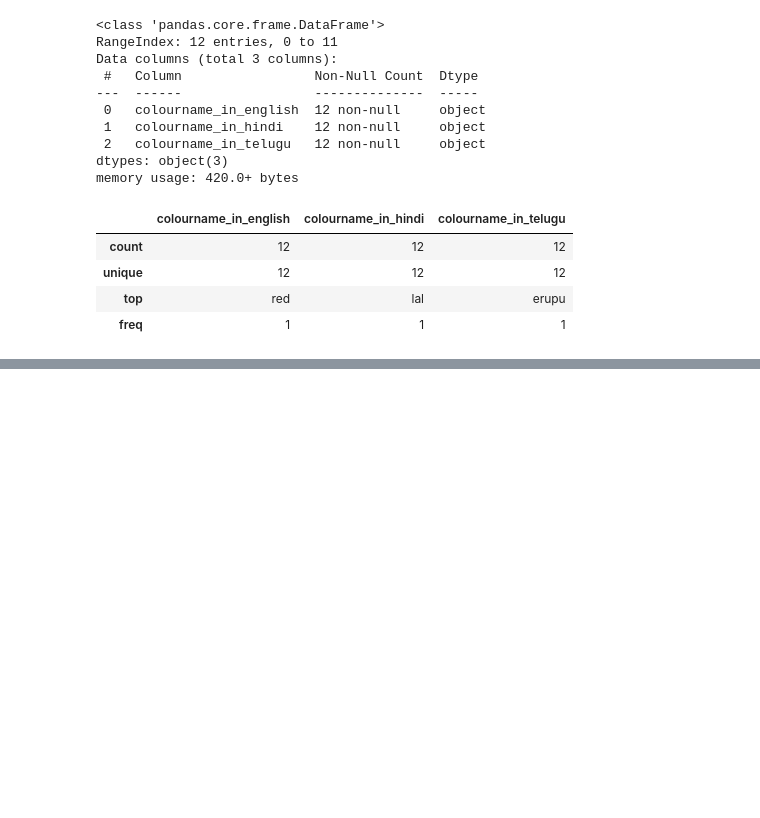
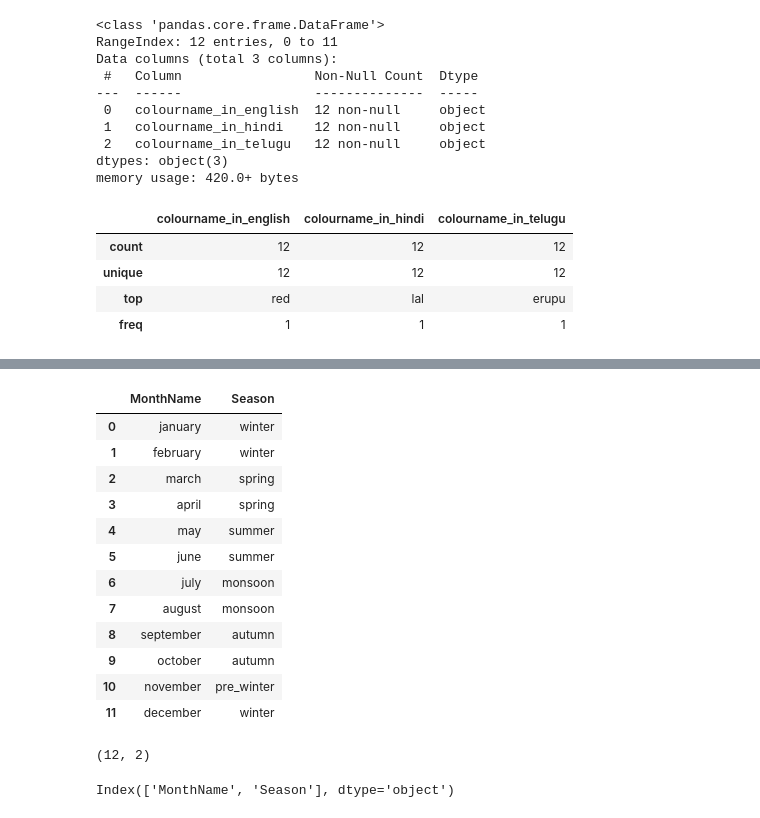
Before and after one commit to ParamatmaPulivarthi/salomi_all_assignments, a Jupyter notebook: class9_assignment_2026.ipynb, the cells around one changed output, grey strips where cells are left out. Saved outputs shown, nothing was run; the diff lists cells and outputs as text; code cells hidden in the pictures; blank space fills up the shorter version.

```diff
--- a/class9_assignment_2026.ipynb
+++ b/class9_assignment_2026.ipynb
@@ -289,0 +489,26 @@ df.describe()
+# %%
+df_month=pd.read_excel(r"C:\Users\hp\salomi\month_names.xlsx file.xlsx")
+# %%
+df_month
+# %% [output]
+|  | MonthName | Season |
+| 0 | january | winter |
+| 1 | february | winter |
+| 2 | march | spring |
+| 3 | april | spring |
+| 4 | may | summer |
+| 5 | june | summer |
+| 6 | july | monsoon |
+| 7 | august | monsoon |
+| 8 | september | autumn |
+| 9 | october | autumn |
+| 10 | november | pre_winter |
+| 11 | december | winter |
+# %%
+df_month.shape
+# %% [output]
+(12, 2)
+# %%
+df_month.columns
+# %% [output]
+Index(['MonthName', 'Season'], dtype='object')
```
Also changed, not shown: parts of 41 cells of this notebook.
